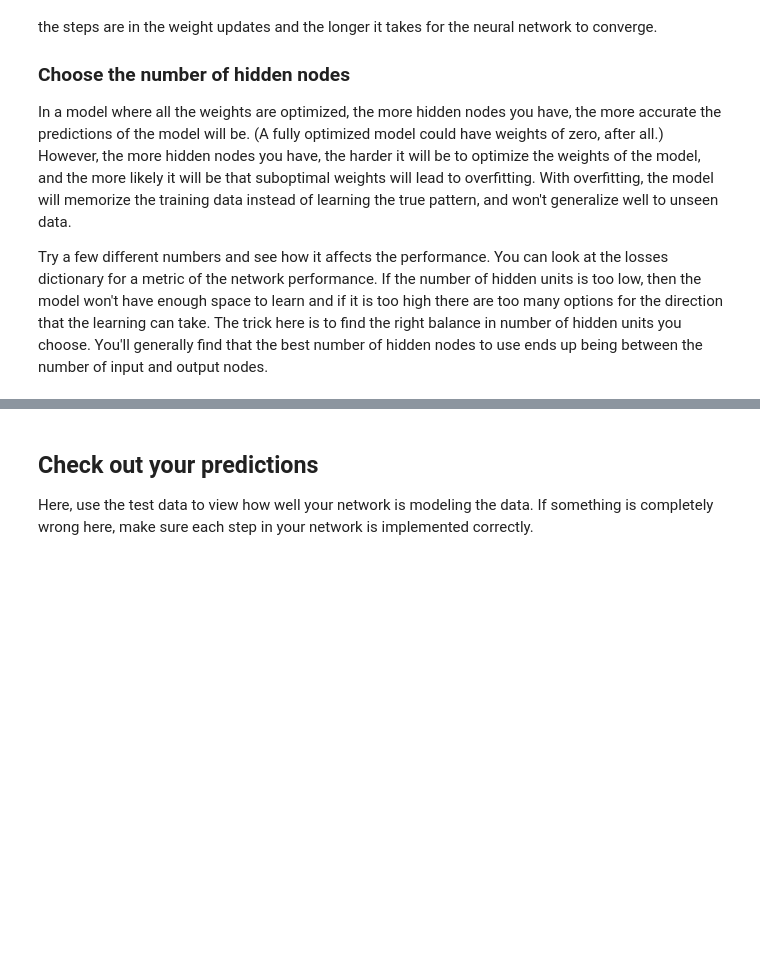
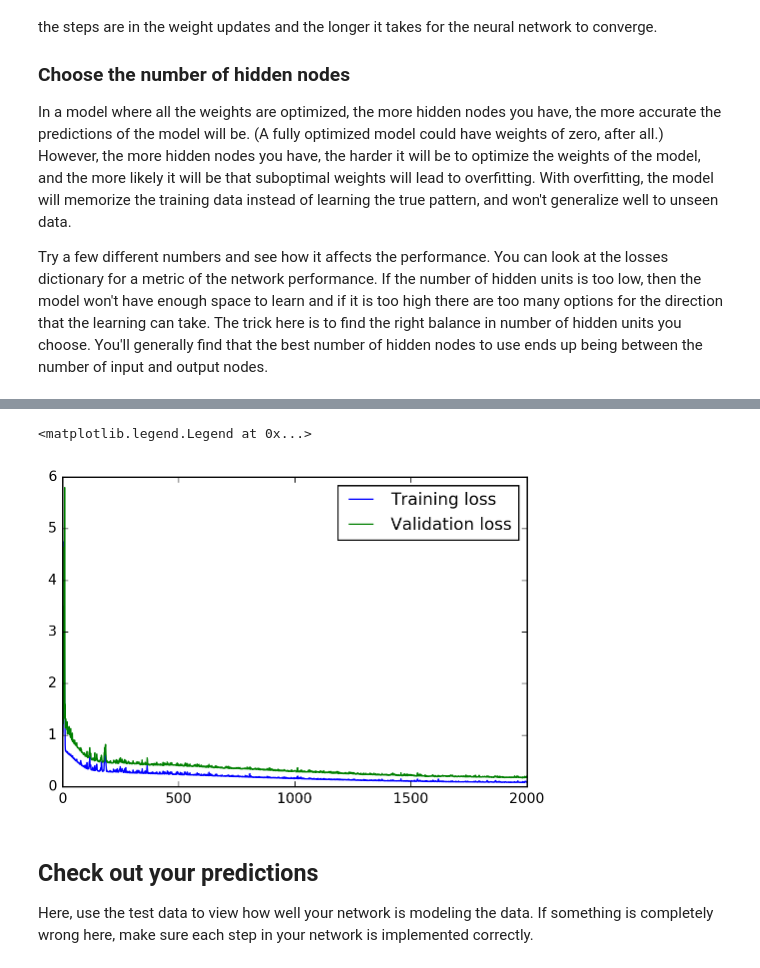
Before and after one commit to linzch3/Open-Course-Learning, a Jupyter notebook: A04.Artificial Intelligence - SYSU - RYH/Lab 6 - [Neural Network]/Your_first_neural_network.ipynb, the cells around one changed output, grey strips where cells are left out. Drawn from its saved outputs; the diff is of its cells as text; code cells hidden in the pictures; blank space fills up the shorter version.

```diff
--- a/A04.Artificial Intelligence - SYSU - RYH/Lab 6 - [Neural Network]/Your_first_neural_network.ipynb
+++ b/A04.Artificial Intelligence - SYSU - RYH/Lab 6 - [Neural Network]/Your_first_neural_network.ipynb
@@ -204,12 +265,11 @@ Try a few different numbers and see how it affects the performance. You can look
 # %%
 import sys
 
-####################
-### Set the hyperparameters in you myanswers.py file ###
-####################
-
-from my_answers import iterations, learning_rate, hidden_nodes, output_nodes
-
+### Set the hyperparameters here ###
+iterations = 2000
+learning_rate = 0.8
+hidden_nodes = 12
+output_nodes = 1
 
 N_i = train_features.shape[1]
 network = NeuralNetwork(N_i, hidden_nodes, output_nodes, learning_rate)
@@ -217,8 +277,8 @@ network = NeuralNetwork(N_i, hidden_nodes, output_nodes, learning_rate)
 losses = {'train':[], 'validation':[]}
 for ii in range(iterations):
     # Go through a random batch of 128 records from the training data set
-    batch = np.random.choice(train_features.index, size=128)
-    X, y = train_features.ix[batch].values, train_targets.ix[batch]['cnt']
+    batch = np.random.choice(train_features.index, size=128, replace=False)
+    X, y = train_features.iloc[batch].values, train_targets.iloc[batch]['cnt']
 
     network.train(X, y)
 
@@ -235,8 +297,10 @@ for ii in range(iterations):
 # %%
 plt.plot(losses['train'], label='Training loss')
 plt.plot(losses['validation'], label='Validation loss')
 plt.legend()
-_ = plt.ylim()
+# %% [output]
+<matplotlib.legend.Legend at 0x...>
+[figure, added]
 # %% [markdown]
 ## Check out your predictions
 
```
Also changed, not shown: parts of 5 cells of this notebook.
